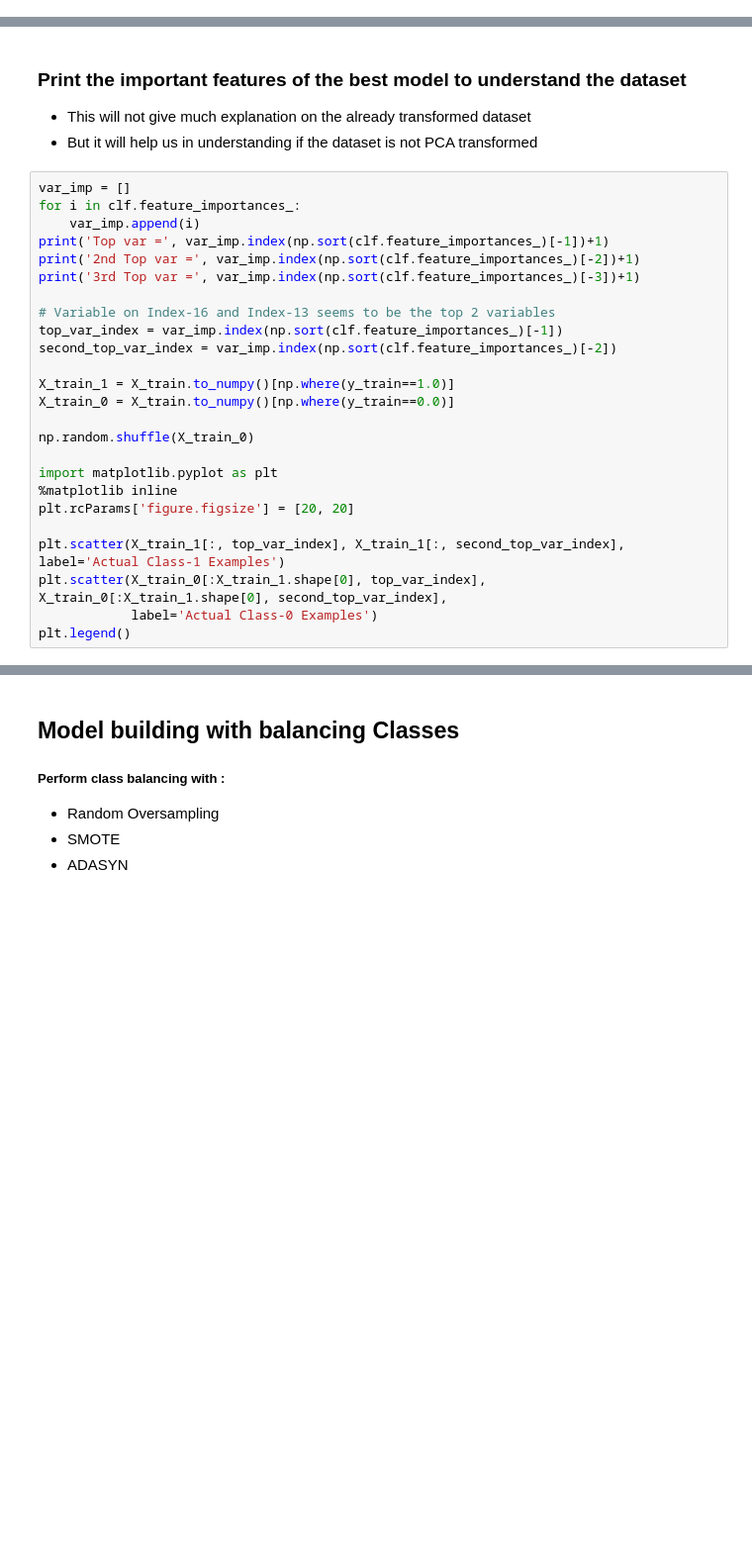
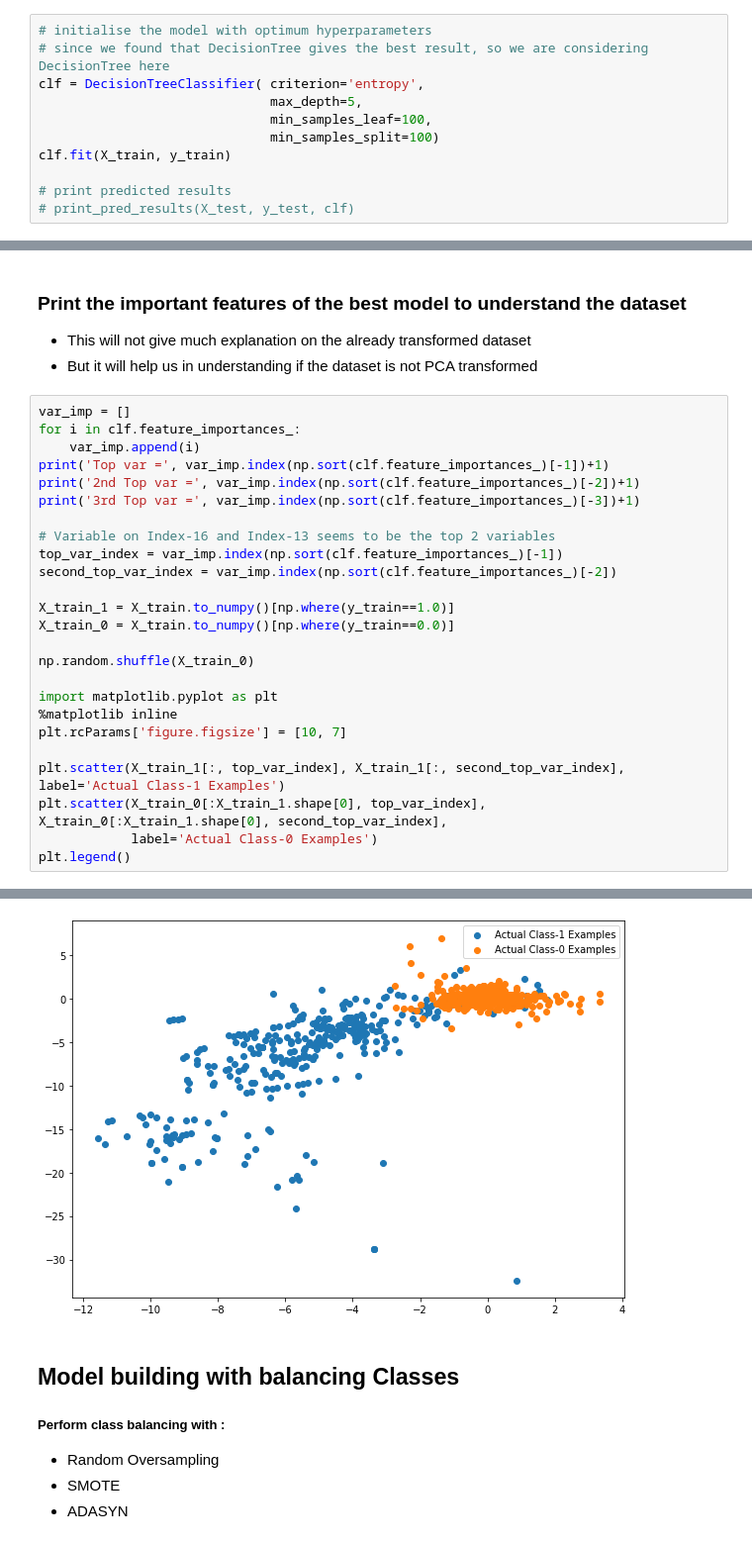
Before and after one commit to rsubho/Capstone-Project, a Jupyter notebook: Credit_card_fraud_detection.ipynb, the cells around one changed output, grey strips where cells are left out. Shown at 99% size. Drawn from its saved outputs; the diff is of its cells as text; blank space fills up the shorter version.

```diff
--- a/Credit_card_fraud_detection.ipynb
+++ b/Credit_card_fraud_detection.ipynb
@@ -438,0 +434,11 @@ print --> #print the evaluation score on the X_test by choosing the best evaluat
+# %%
+# initialise the model with optimum hyperparameters
+# since we found that DecisionTree gives the best result, so we are considering DecisionTree here
+clf = DecisionTreeClassifier( criterion='entropy',
+                              max_depth=5,
+                              min_samples_leaf=100,
+                              min_samples_split=100)
+clf.fit(X_train, y_train)
+
+# print predicted results
+# print_pred_results(X_test, y_test, clf)
@@ -459,9 +472,10 @@ np.random.shuffle(X_train_0)
 
 import matplotlib.pyplot as plt
 %matplotlib inline
-plt.rcParams['figure.figsize'] = [20, 20]
+plt.rcParams['figure.figsize'] = [10, 7]
 
 plt.scatter(X_train_1[:, top_var_index], X_train_1[:, second_top_var_index], label='Actual Class-1 Examples')
 plt.scatter(X_train_0[:X_train_1.shape[0], top_var_index], X_train_0[:X_train_1.shape[0], second_top_var_index],
             label='Actual Class-0 Examples')
 plt.legend()
+# %% [output]
@@ -468,3 +486,4 @@ plt.legend()
+[figure, added]
 # %% [markdown]
 ## Model building with balancing Classes
 
```
Also changed, not shown: parts of 11 cells of this notebook.
